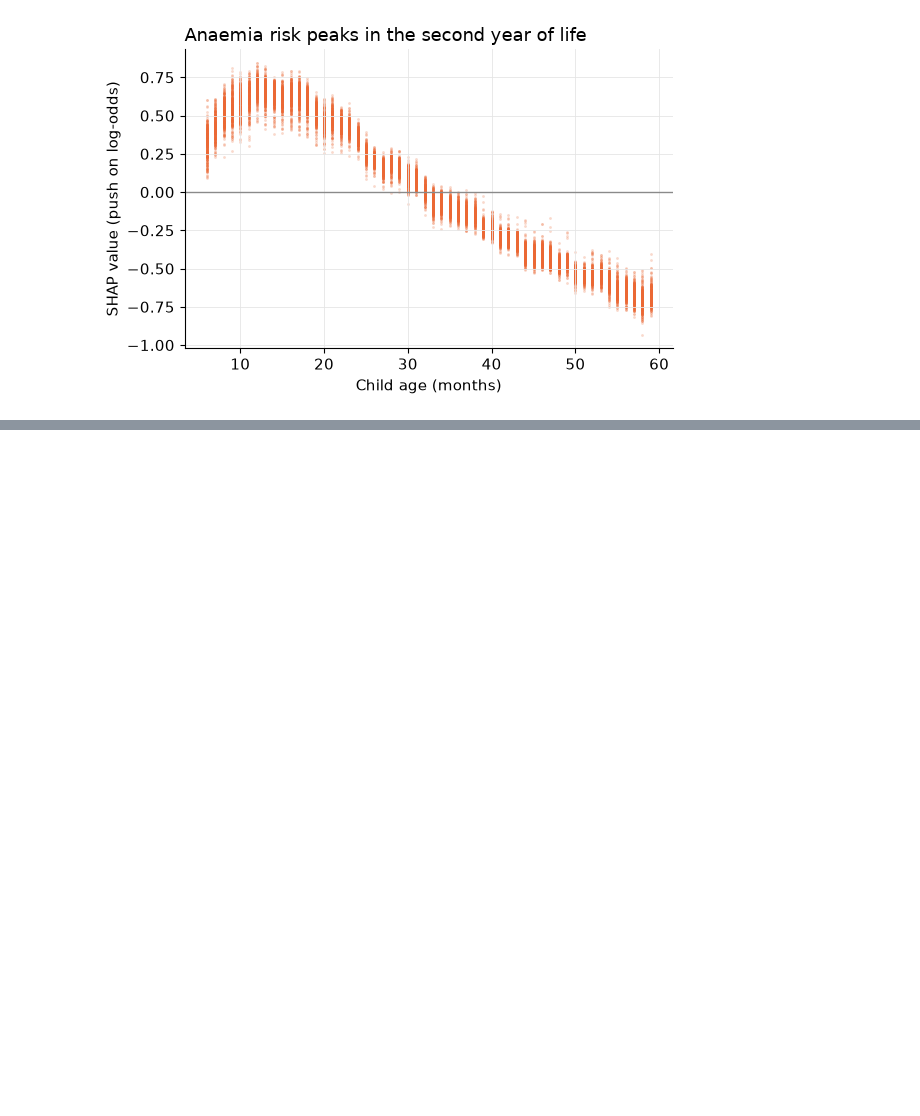
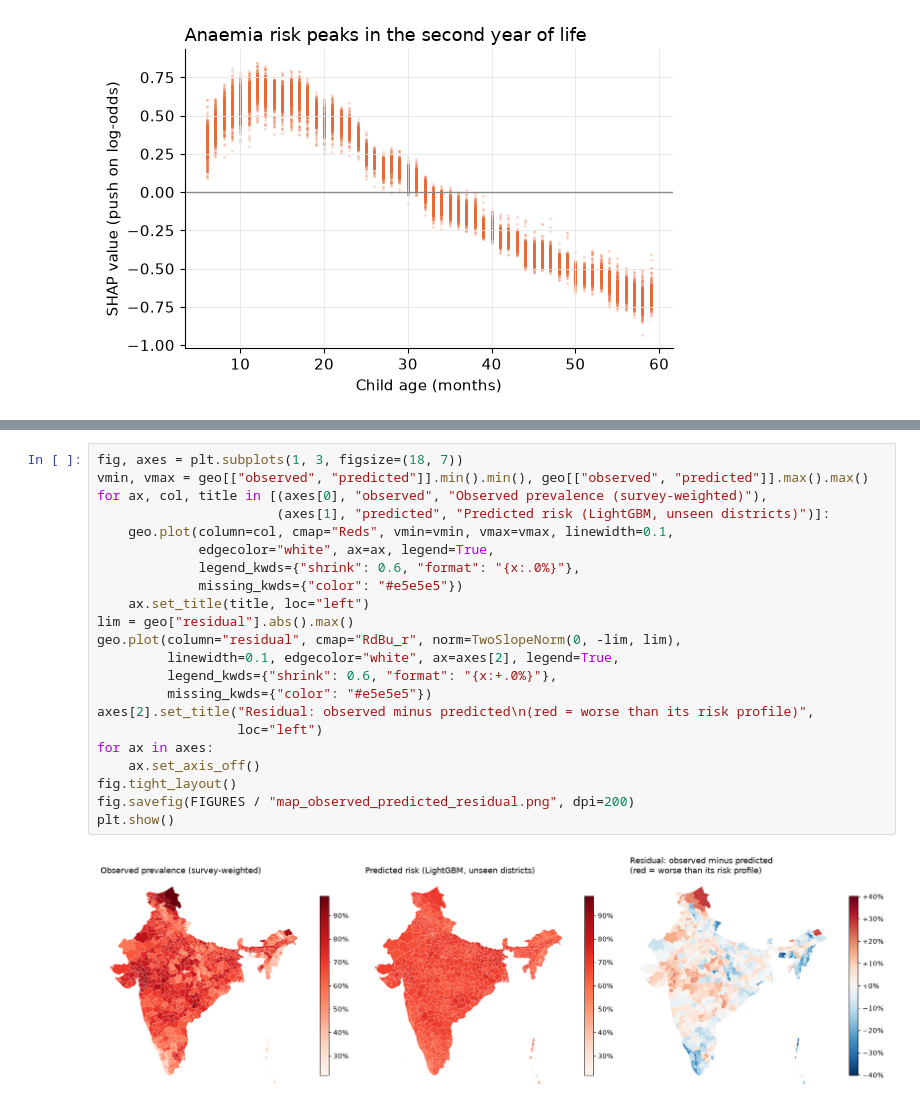
Before and after one commit to gowrinair25/nfhs5-child-anaemia, a Jupyter notebook: notebooks/figures.ipynb, the cells around one changed output, grey strips where cells are left out. Saved outputs shown, nothing was run; the diff lists cells and outputs as text; blank space fills up the shorter version.

```diff
--- a/notebooks/figures.ipynb
+++ b/notebooks/figures.ipynb
@@ -126,0 +186,24 @@ plt.show()
+# %%
+fig, axes = plt.subplots(1, 3, figsize=(18, 7))
+vmin, vmax = geo[["observed", "predicted"]].min().min(), geo[["observed", "predicted"]].max().max()
+for ax, col, title in [(axes[0], "observed", "Observed prevalence (survey-weighted)"),
+                       (axes[1], "predicted", "Predicted risk (LightGBM, unseen districts)")]:
+    geo.plot(column=col, cmap="Reds", vmin=vmin, vmax=vmax, linewidth=0.1,
+             edgecolor="white", ax=ax, legend=True,
+             legend_kwds={"shrink": 0.6, "format": "{x:.0%}"},
+             missing_kwds={"color": "#e5e5e5"})
+    ax.set_title(title, loc="left")
+lim = geo["residual"].abs().max()
+geo.plot(column="residual", cmap="RdBu_r", norm=TwoSlopeNorm(0, -lim, lim),
+         linewidth=0.1, edgecolor="white", ax=axes[2], legend=True,
+         legend_kwds={"shrink": 0.6, "format": "{x:+.0%}"},
+         missing_kwds={"color": "#e5e5e5"})
+axes[2].set_title("Residual: observed minus predicted\n(red = worse than its risk profile)",
+                  loc="left")
+for ax in axes:
+    ax.set_axis_off()
+fig.tight_layout()
+fig.savefig(FIGURES / "map_observed_predicted_residual.png", dpi=200)
+plt.show()
+# %% [output]
+[figure, added]
```
Also changed, not shown: parts of 4 cells of this notebook, 4 other files.
